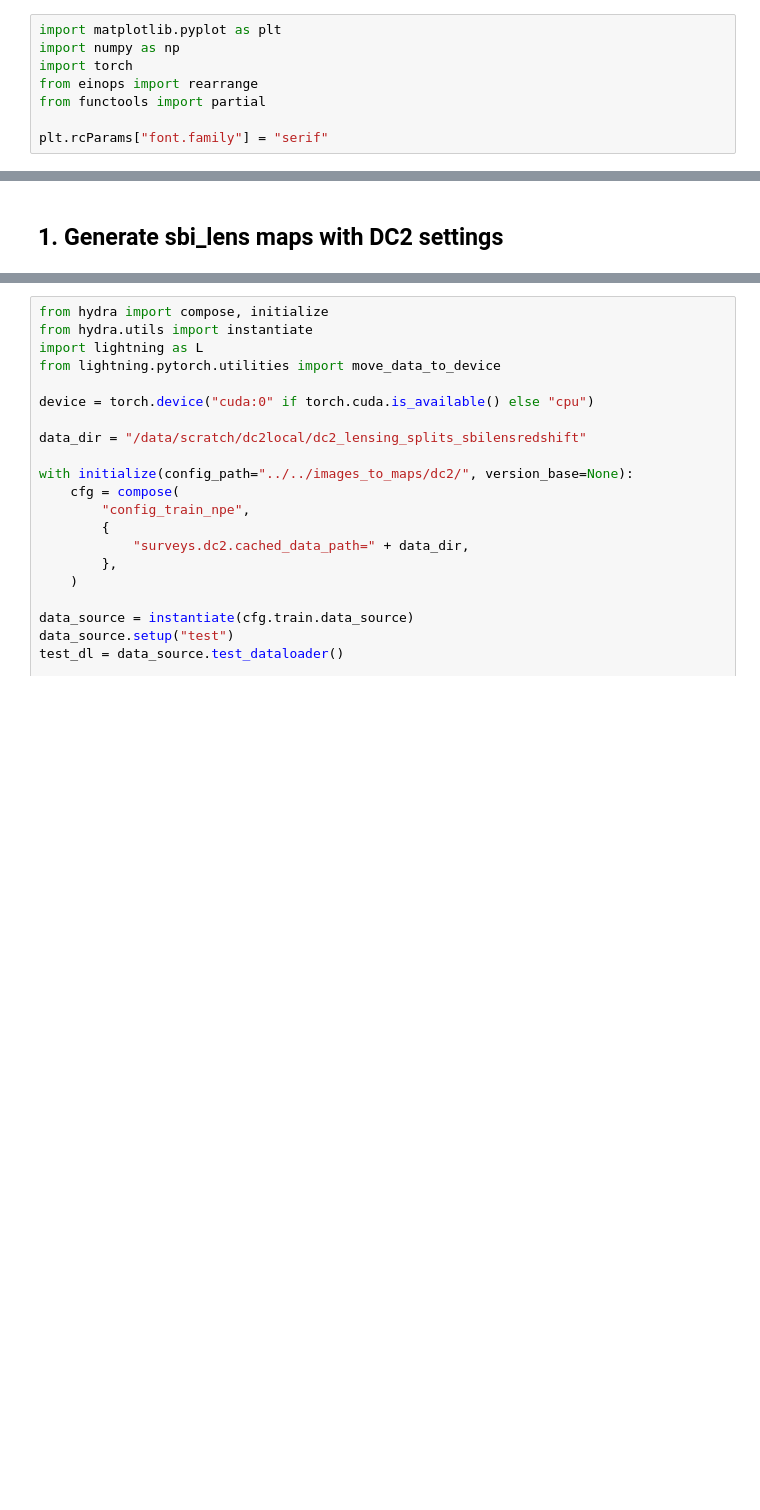
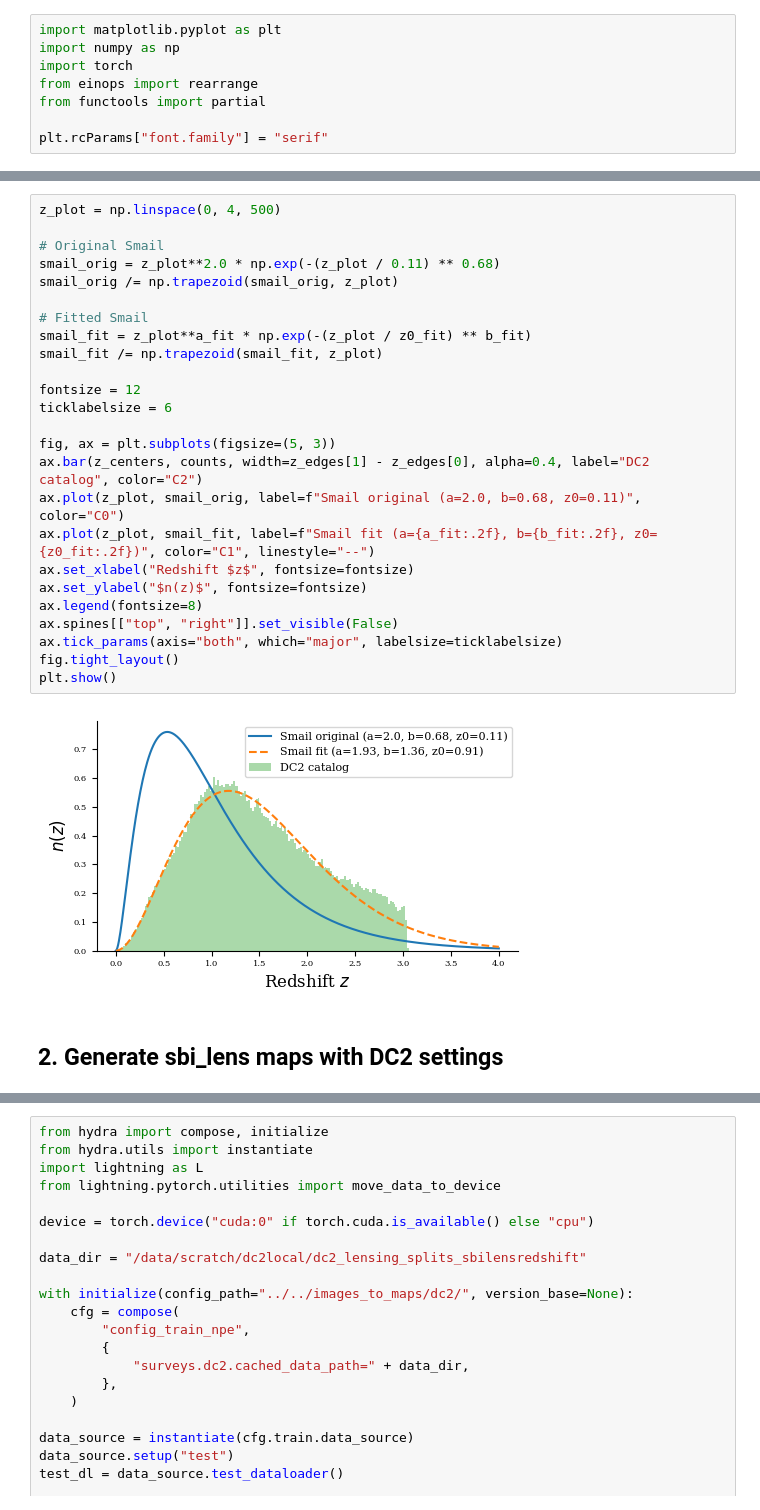
Before and after one commit to prob-ml/blissWL, a Jupyter notebook: maps_to_cosmology/notebooks/verify_dc2_maps.ipynb, the cells around one changed output, grey strips where cells are left out. Drawn from its saved outputs; the diff is of its cells as text; blank space fills up the shorter version.

```diff
--- a/maps_to_cosmology/notebooks/verify_dc2_maps.ipynb
+++ b/maps_to_cosmology/notebooks/verify_dc2_maps.ipynb
@@ -13,5 +49,32 @@ plt.rcParams["font.family"] = "serif"
+# %%
+z_plot = np.linspace(0, 4, 500)
+
+# Original Smail
+smail_orig = z_plot**2.0 * np.exp(-(z_plot / 0.11) ** 0.68)
+smail_orig /= np.trapezoid(smail_orig, z_plot)
+
+# Fitted Smail
+smail_fit = z_plot**a_fit * np.exp(-(z_plot / z0_fit) ** b_fit)
+smail_fit /= np.trapezoid(smail_fit, z_plot)
+
+fontsize = 12
+ticklabelsize = 6
+
+fig, ax = plt.subplots(figsize=(5, 3))
+ax.bar(z_centers, counts, width=z_edges[1] - z_edges[0], alpha=0.4, label="DC2 catalog", color="C2")
+ax.plot(z_plot, smail_orig, label=f"Smail original (a=2.0, b=0.68, z0=0.11)", color="C0")
+ax.plot(z_plot, smail_fit, label=f"Smail fit (a={a_fit:.2f}, b={b_fit:.2f}, z0={z0_fit:.2f})", color="C1", linestyle="--")
+ax.set_xlabel("Redshift $z$", fontsize=fontsize)
+ax.set_ylabel("$n(z)$", fontsize=fontsize)
+ax.legend(fontsize=8)
+ax.spines[["top", "right"]].set_visible(False)
+ax.tick_params(axis="both", which="major", labelsize=ticklabelsize)
+fig.tight_layout()
+plt.show()
+# %% [output]
+[figure, added]
 # %% [markdown]
-## 1. Generate sbi_lens maps with DC2 settings
+## 2. Generate sbi_lens maps with DC2 settings
 # %%
 import jax
 import jax.numpy as jnp
```
Also changed, not shown: parts of 14 cells of this notebook.
